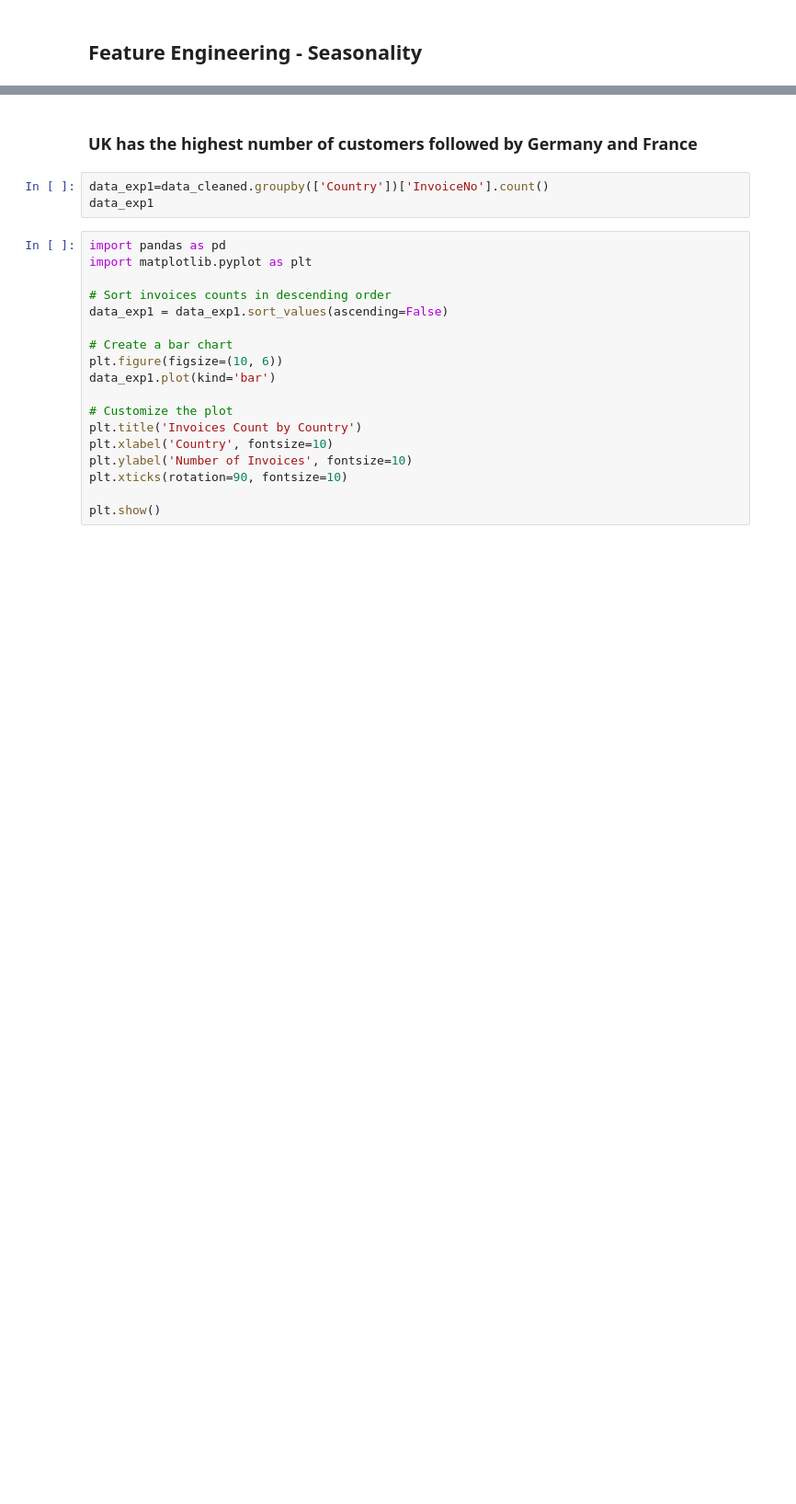
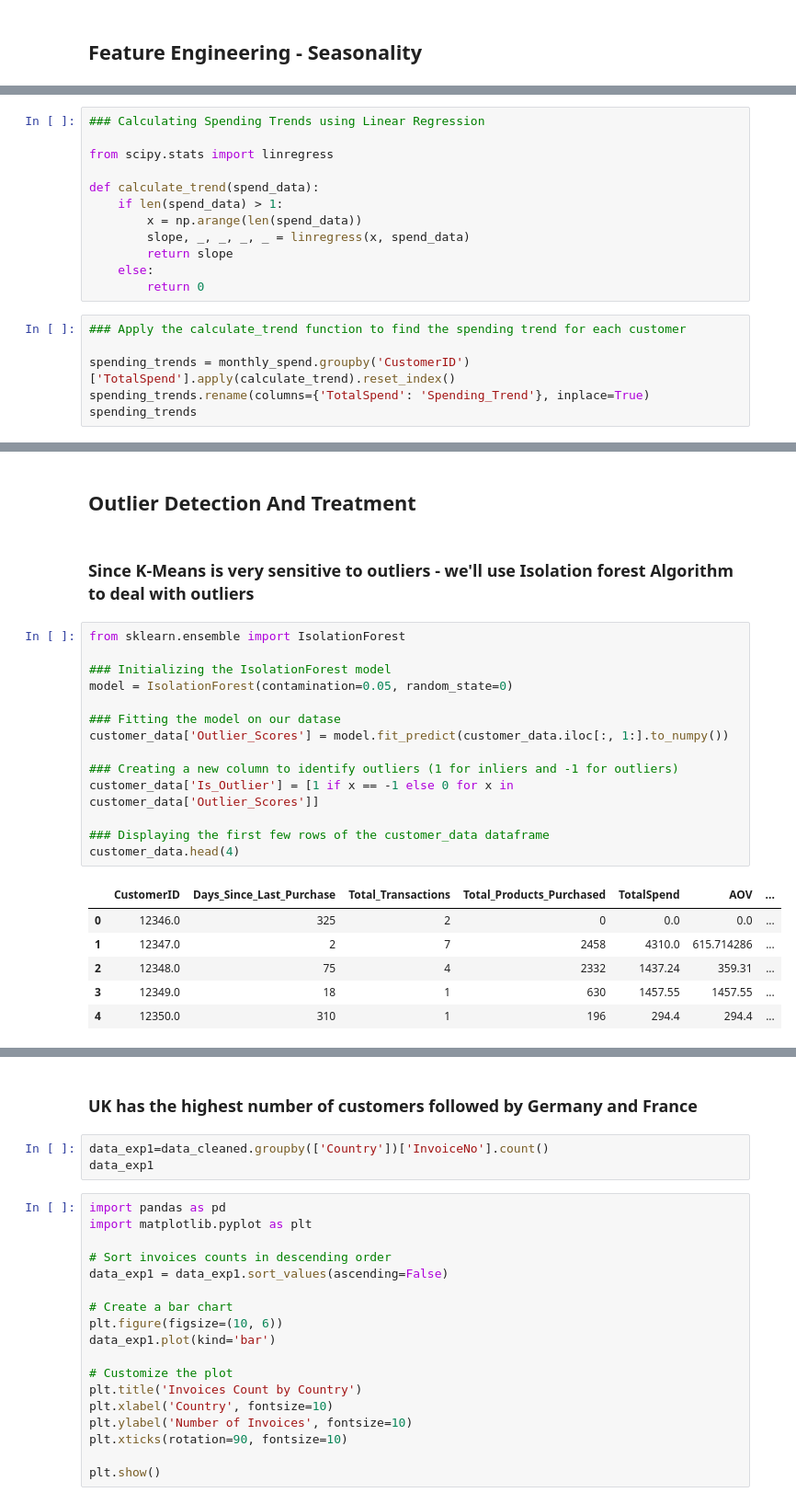
Before and after one commit to priyankabhatla/Customer_Segmentation_Retail, a Jupyter notebook: Online-Retail-Segmentation.ipynb, the cells around one changed output, grey strips where cells are left out. Shown: that part at 92% size. Drawn from its saved outputs; the diff is of its cells as text; blank space fills up the shorter version.

```diff
--- a/Online-Retail-Segmentation.ipynb
+++ b/Online-Retail-Segmentation.ipynb
@@ -1214,0 +1368,18 @@ customer_data.head(4)
+# %%
+### Calculating Spending Trends using Linear Regression
+
+from scipy.stats import linregress
+
+def calculate_trend(spend_data):
+    if len(spend_data) > 1:
+        x = np.arange(len(spend_data))
+        slope, _, _, _, _ = linregress(x, spend_data)
+        return slope
+    else:
+        return 0
+# %%
+### Apply the calculate_trend function to find the spending trend for each customer
+
+spending_trends = monthly_spend.groupby('CustomerID')['TotalSpend'].apply(calculate_trend).reset_index()
+spending_trends.rename(columns={'TotalSpend': 'Spending_Trend'}, inplace=True)
+spending_trends
@@ -1214,0 +1475,25 @@ customer_data.head(4)
+# %% [markdown]
+## Outlier Detection And Treatment
+# %% [markdown]
+### Since K-Means is very sensitive to outliers - we'll use Isolation forest Algorithm to deal with outliers
+# %%
+from sklearn.ensemble import IsolationForest
+
+### Initializing the IsolationForest model
+model = IsolationForest(contamination=0.05, random_state=0)
+
+### Fitting the model on our datase
+customer_data['Outlier_Scores'] = model.fit_predict(customer_data.iloc[:, 1:].to_numpy())
+
+### Creating a new column to identify outliers (1 for inliers and -1 for outliers)
+customer_data['Is_Outlier'] = [1 if x == -1 else 0 for x in customer_data['Outlier_Scores']]
+
+### Displaying the first few rows of the customer_data dataframe
+customer_data.head(4)
+# %% [output]
+|  | CustomerID | Days_Since_Last_Purchase | Total_Transactions | Total_Products_Purchased | TotalSpend | AOV | ... |
+| 0 | 12346.0 | 325 | 2 | 0 | 0.0 | 0.0 | ... |
+| 1 | 12347.0 | 2 | 7 | 2458 | 4310.0 | 615.714286 | ... |
+| 2 | 12348.0 | 75 | 4 | 2332 | 1437.24 | 359.31 | ... |
+| 3 | 12349.0 | 18 | 1 | 630 | 1457.55 | 1457.55 | ... |
+| 4 | 12350.0 | 310 | 1 | 196 | 294.4 | 294.4 | ... |
```
Also changed, not shown: parts of 33 cells of this notebook.
